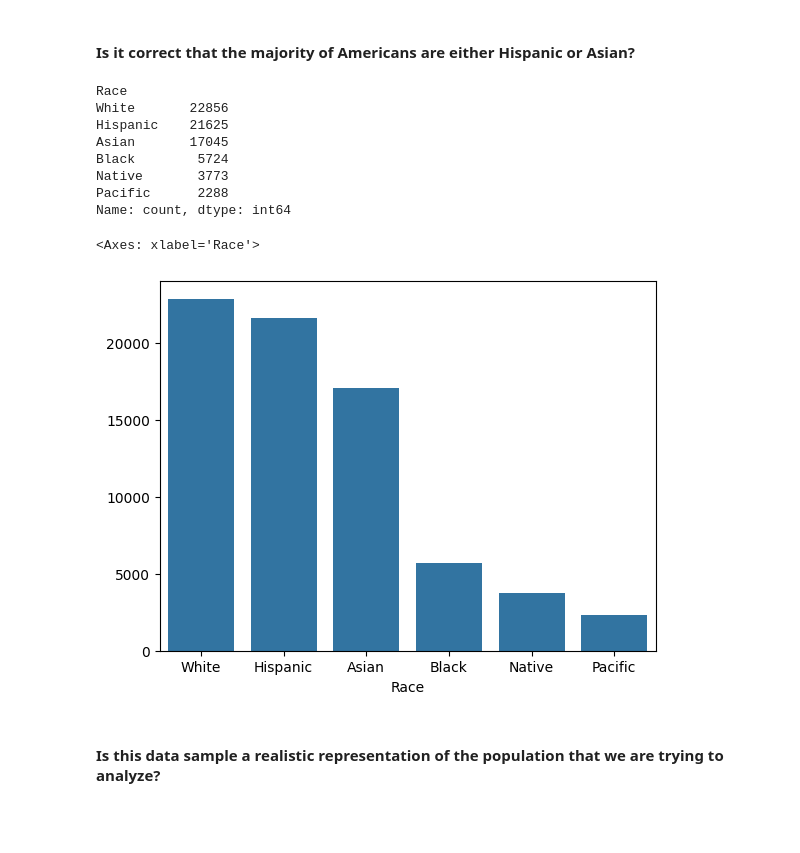
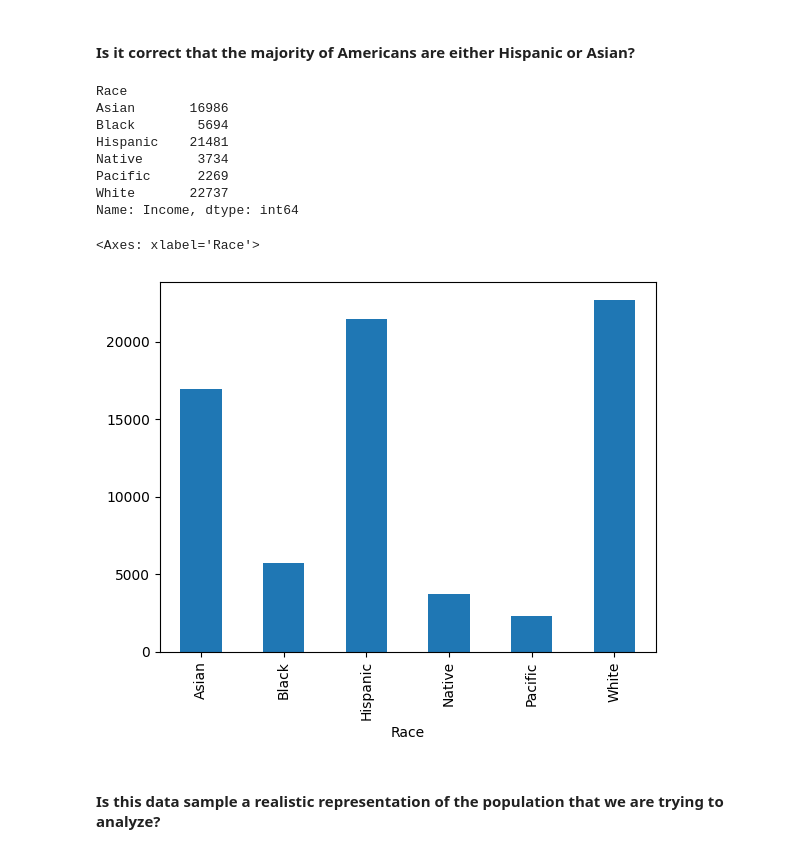
Before and after one commit to lcbjrrr/algojust, a Jupyter notebook: NB02_selectionBias.ipynb, the cells around one changed output. Cells and saved outputs as stored; diff of their text form; code cells hidden in the pictures; blank space fills up the shorter version.

```diff
--- a/NB02_selectionBias.ipynb
+++ b/NB02_selectionBias.ipynb
@@ -18,20 +18,20 @@ df.head()
 | 4 | Alabama | 1 | Asian | False | 31390.0 | SelfEmployed |
 # %% [markdown]
 #### Is it correct that the majority of Americans are either Hispanic or Asian?
-# %%
-value_counts = df['Race'].value_counts()
-print(value_counts)
-sns.barplot(x=value_counts.index, y=value_counts.values)
-# %% [output]
-Race
-White       22856
-Hispanic    21625
-Asian       17045
-Black        5724
-Native       3773
-Pacific      2288
-Name: count, dtype: int64
-<Axes: xlabel='Race'>
-[figure, removed]
+# %%
+agg = df.groupby('Race').count()['Income']
+print(agg)
+agg.plot(kind='bar')
+# %% [output]
+Race
+Asian       16986
+Black        5694
+Hispanic    21481
+Native       3734
+Pacific      2269
+White       22737
+Name: Income, dtype: int64
+<Axes: xlabel='Race'>
+[figure, added]
 # %% [markdown]
 #### Is this data sample a realistic representation of the population that we are trying to analyze?
```
Also changed, not shown: parts of 14 cells of this notebook.
